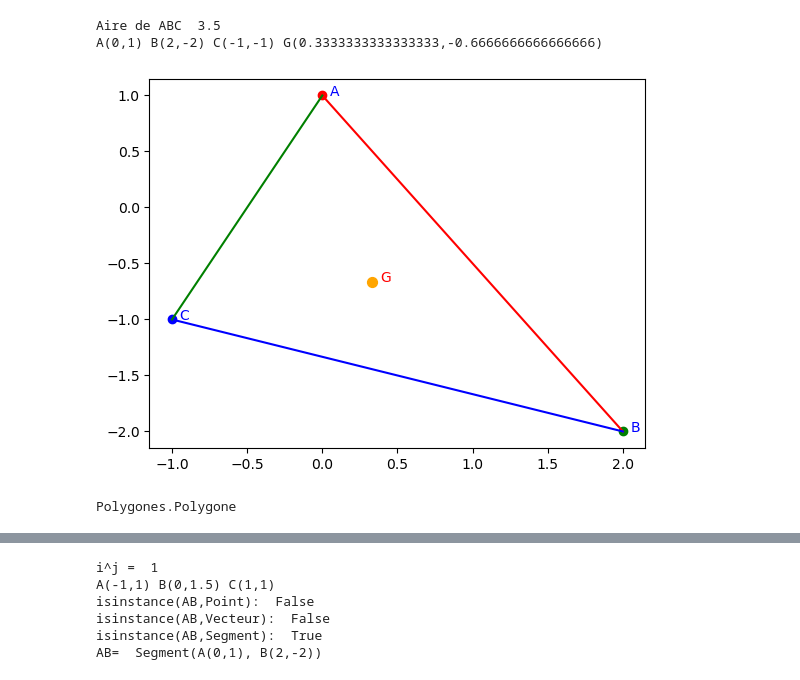
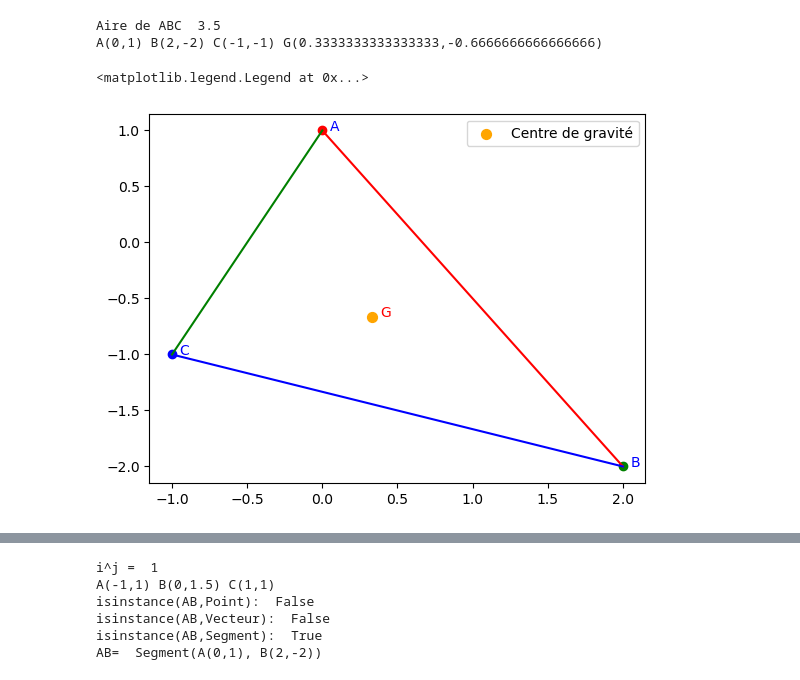
Before and after one commit to mhdeleglise/Formes2D, a Jupyter notebook: tst.ipynb, the cells around one changed output, grey strips where cells are left out. Saved outputs shown, nothing was run; the diff lists cells and outputs as text; code cells hidden in the pictures.

```diff
--- a/tst.ipynb
+++ b/tst.ipynb
@@ -31,29 +25,24 @@ ax.legend()
 # %%
-A = Point(0, 1,'A')
-B = Point(2, -2,'B')
-C = Point(-1, -1,'C')
 AB=Segment(A, B)
 AC=Segment(A,C)
 BC=Segment(B,C)
 ABC=Polygone([A,B,C])
 print("Aire de ABC ", ABC.aire())
 G = (A+B+C)/3
 G.nom="G"
 print(A,B,C,G)
 
 fig, ax = plt.subplots()
 AB.draw(ax, color='red')
 BC.draw(ax, color='blue')
 AC.draw(ax, color='green')
-A.draw(ax,color='red')
-B.draw(ax,color='green')
+A.draw(ax,  color='red')
+B.draw(ax,  color='green')
 C.draw(ax)
-G.draw(ax,s=50,color='orange', namecolor='red')
+G.draw(ax,s=50,color='orange', namecolor='red', label="Centre de gravité")
+ax.legend()
 # %% [output]
 Aire de ABC  3.5
 A(0,1) B(2,-2) C(-1,-1) G(0.3333333333333333,-0.6666666666666666)
+<matplotlib.legend.Legend at 0x...>
-[figure, old version]
+[figure, new version]
-# %%
-type(ABC)
-# %% [output]
-Polygones.Polygone
```
Also changed, not shown: parts of 9 cells of this notebook, 3 other files.
